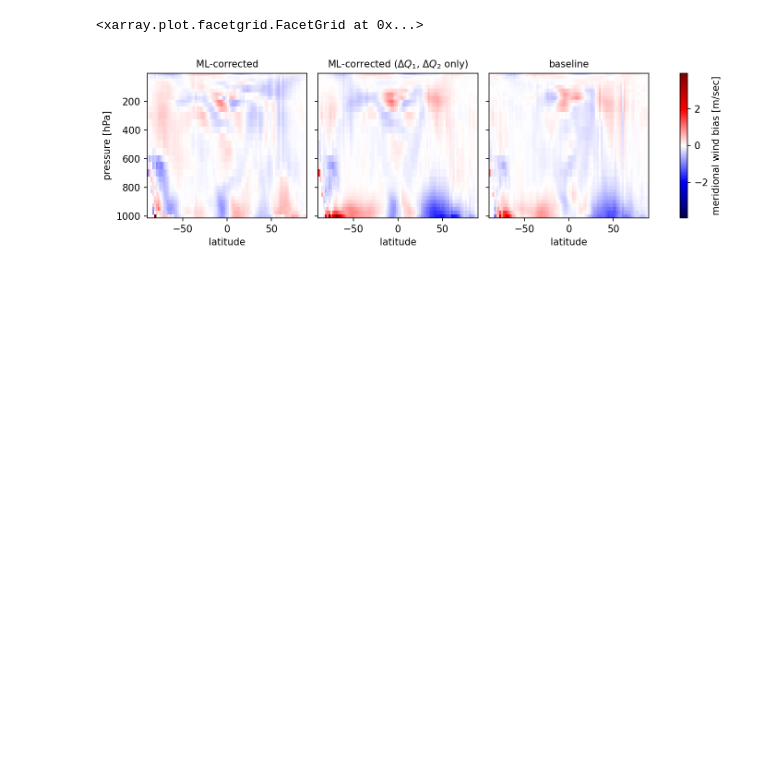
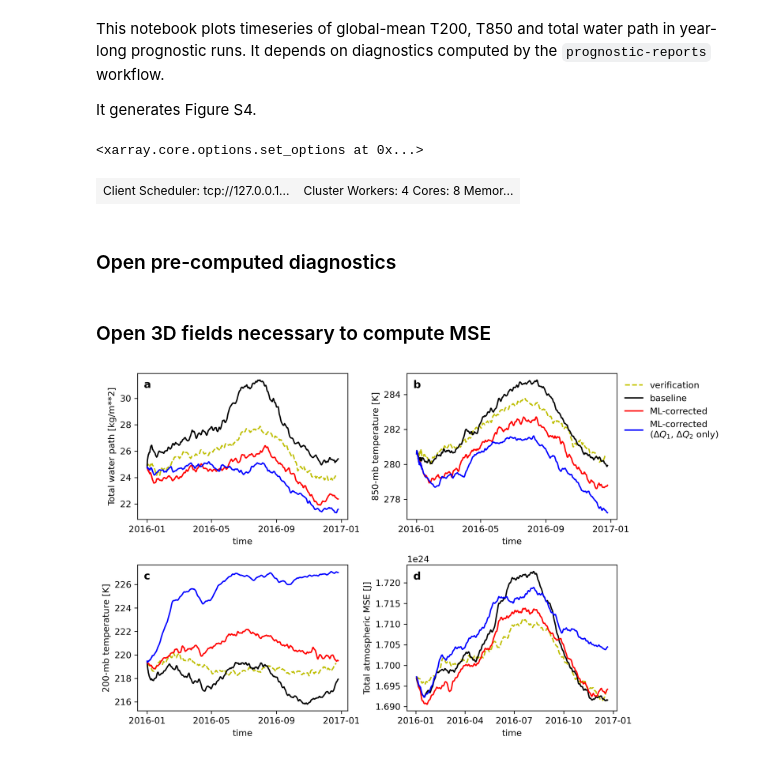
Before and after one commit to ai2cm/nudge-to-obs-manuscript-workflow, a Jupyter notebook: notebooks/figureS5.ipynb, the cells around one changed output. Drawn from its saved outputs; the diff is of its cells as text; code cells hidden in the pictures; blank space fills up the shorter version.

Commit message:
update notebooks and README for rev 2 (#5)
* update notebooks for rev 2

* Add links to AGU GRL manuscript page

* Update DAG

```diff
--- a/notebooks/figureS5.ipynb
+++ b/notebooks/figureS5.ipynb
@@ -133,6 +1,21 @@ fg.set_titles(template='{value}', maxchar=50)
-# %%
-fg = bias.sel(run=list(plot_titles.values())).vcomp.plot(y='pressure', yincrease=False, col='run', cmap='seismic')
-fg.set_titles(template='{value}', maxchar=50)
-# %% [output]
-<xarray.plot.facetgrid.FacetGrid at 0x...>
-[figure, removed]
+# %% [markdown]
+This notebook plots timeseries of global-mean T200, T850 and total water path in year-long prognostic runs. It depends on diagnostics computed by the `prognostic-reports` workflow.
+
+It generates Figure S4.
+# %%
+import xarray as xr
+import fsspec
+import os
+import matplotlib.pyplot as plt
+from vcm.calc import thermo
+from dask.distributed import Client
+plt.rcParams['figure.dpi'] = 300
+xr.set_options(keep_attrs=True)
+# %% [output]
+<xarray.core.options.set_options at 0x...>
+# %%
+Client()
+# %% [output]
+| Client Scheduler: tcp://127.0.0.1... | Cluster Workers: 4 Cores: 8 Memor... |
+# %% [markdown]
+### Open pre-computed diagnostics
@@ -138,0 +48,11 @@ fg.set_titles(template='{value}', maxchar=50)
+# %%
+diags = xr.concat([verif, diags], dim='experiment').load()
+# %% [markdown]
+### Open 3D fields necessary to compute MSE
+# %%
+urls_3d = {
+    'verification': 'gs://vcm-ml-experiments/2020-10-30-nudge-to-obs-GRL-paper/nudge-to-obs-run-3hr-diags/after_physics.zarr',
+    'baseline': 'gs://vcm-ml-experiments/2020-10-30-nudge-to-obs-GRL-paper/baseline-run-2016/atmos_4xdaily.zarr',
+    'rf-control': 'gs://vcm-ml-experiments/2021-03-15-nudge-to-obs-GRL-paper-rev1/rf-control/prognostic_run/atmos_4xdaily.zarr',
+    'rf-dQ1-dQ2-only': 'gs://vcm-ml-experiments/2021-03-15-nudge-to-obs-GRL-paper-rev1/rf-dQ1-dQ2-only/prognostic_run/atmos_4xdaily.zarr',
+}
@@ -138,0 +80,37 @@ fg.set_titles(template='{value}', maxchar=50)
+# %%
+cp = 1004.  # J/kg/K
+g = 9.81  # m/s2
+L = 2.5e6  # J/kg
+
+diags_3d['height'] = thermo.height_at_midpoint(diags_3d[DELZ], surface_geopotential, dim='z')
+diags_3d['MSE_T'] = (cp * diags_3d[TEMP]).assign_attrs(units='J/kg', long_name='c_p * temperature')
+diags_3d['MSE_Z'] = (g * diags_3d['height']).assign_attrs(units='J/kg', long_name='g * height')
+diags_3d['MSE_q'] = (L * diags_3d[SPHUM]).assign_attrs(units='J/kg', long_name='L * specific humidity')
+diags_3d['MSE'] = (diags_3d.MSE_T + diags_3d.MSE_Z + diags_3d.MSE_q).assign_attrs(units='J/kg', long_name='MSE')
+diags_3d['MSE_column_integral'] = (diags_3d.MSE * diags_3d[DELP]).sum('z') / g
+diags_3d['MSE_column_and_global_integral'] = (diags_3d.MSE_column_integral * cellarea).sum(
+    ['tile', 'x', 'y']
+).assign_attrs(long_name='Total atmospheric MSE', units='J')
+MSE_to_plot = diags_3d['MSE_column_and_global_integral'].sel(time='2016').compute()
+# %%
+fig, axes = plt.subplots(2, 2, figsize=(10, 6))
+axes = axes.flat
+plot_experiments = ['verification', 'baseline', 'rf-control', 'rf-dQ1-dQ2-only']
+labels = ['verification', 'baseline', 'ML-corrected', 'ML-corrected\n($\Delta Q_1$, $\Delta Q_2$ only)']
+colors = ['y', 'k', 'r', 'b', 'm']
+linestyles = ['--', '-', '-', '-', '-']
+titles = ['a', 'b', 'c', 'd']
+for j, varname in enumerate(variables + ['MSE_column_and_global_integral']):
+    if varname == 'MSE_column_and_global_integral':
+        data_to_plot = MSE_to_plot
+    else:
+        data_to_plot = diags[f"{varname}_spatial_mean_dycore_global"]
+    for i, exp in enumerate(plot_experiments):
+        data_to_plot.sel(experiment=exp).plot.line(ax=axes[j], label=labels[i], color=colors[i], linestyle=linestyles[i])
+    axes[j].text(0.03, 0.9, titles[j], transform=axes[j].transAxes, fontsize=12, fontweight='bold')
+    axes[j].set_title('')
+    if j == 1:
+        axes[j].legend(frameon=False, bbox_to_anchor=(1,1))
+plt.tight_layout()
+# %% [output]
+[figure, added]
```
Also changed, not shown: parts of 29 cells of this notebook, 9 other files.
